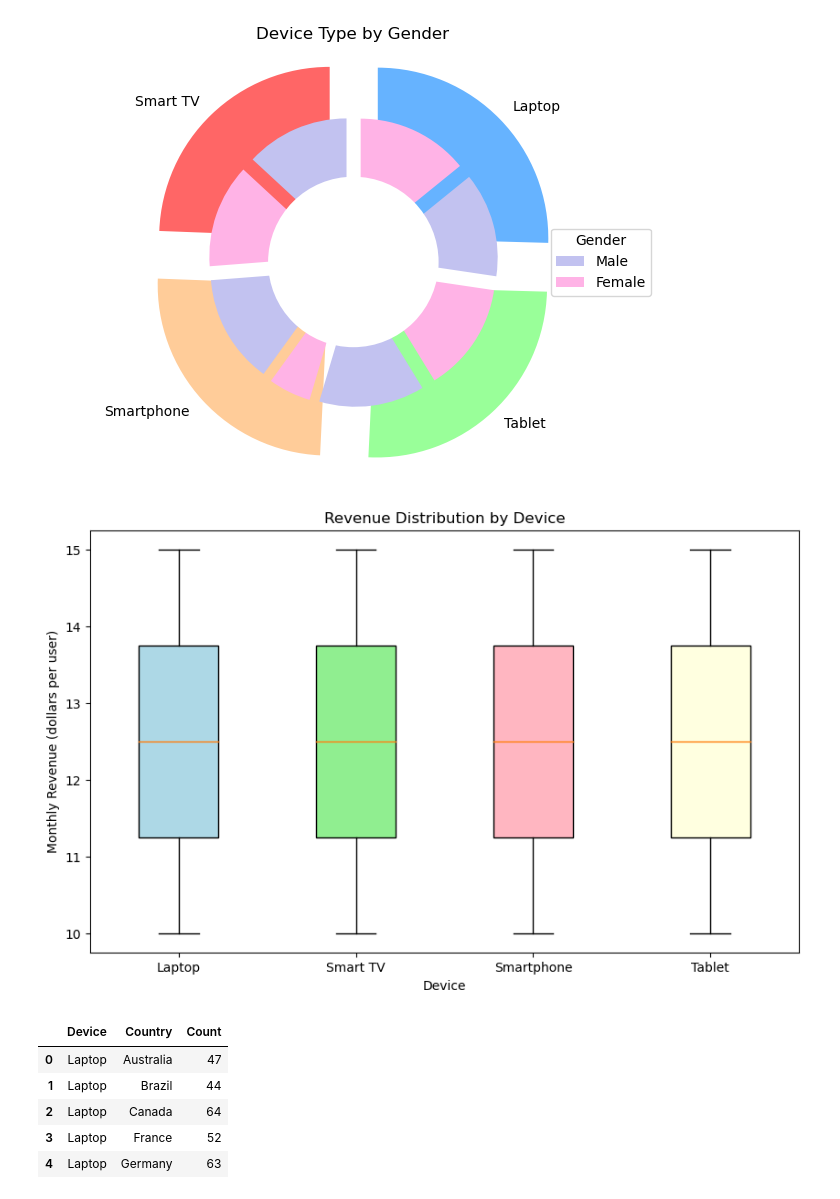
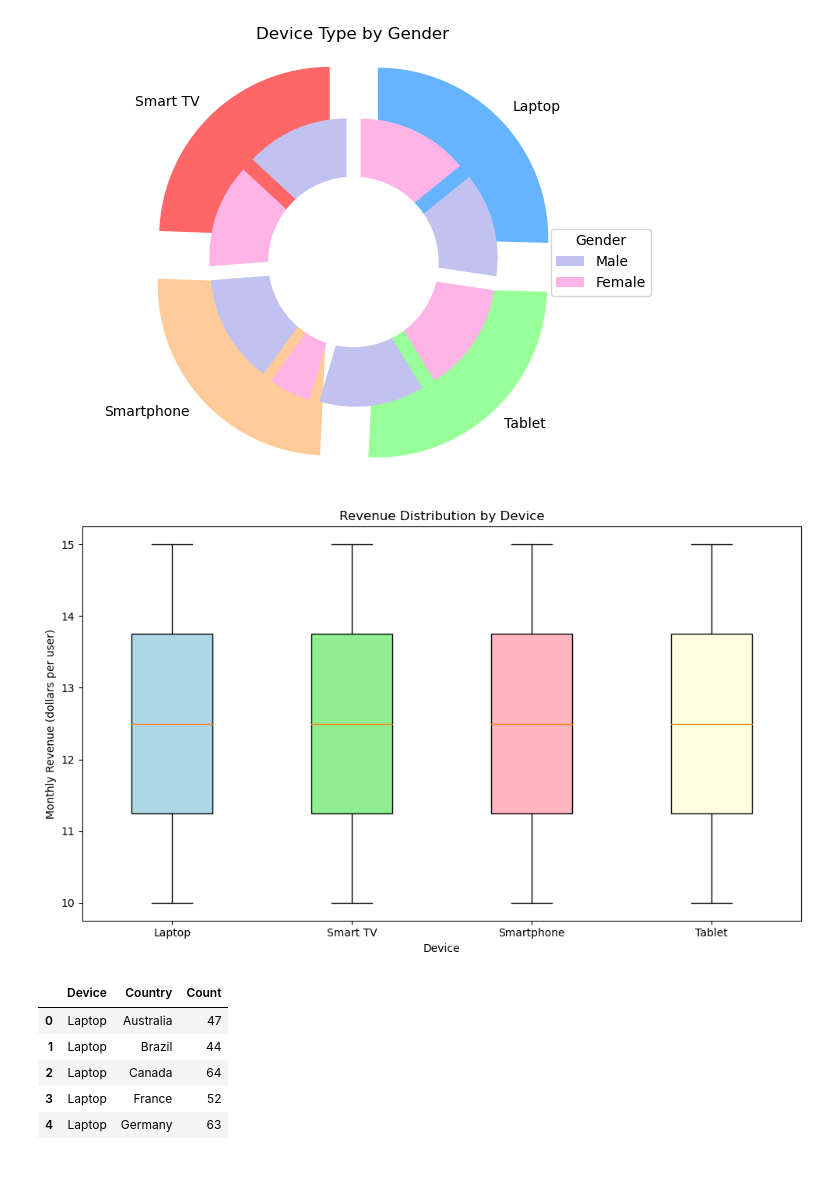
Before and after one commit to zonaj2/Netflix-User-EDA, a Jupyter notebook: main.ipynb, the cells around one changed output. Saved outputs shown, nothing was run; the diff lists cells and outputs as text; code cells hidden in the pictures; blank space fills up the shorter version.

```diff
--- a/main.ipynb
+++ b/main.ipynb
@@ -111,31 +111,31 @@ device_revenue_df = netflix_df.groupby(['Device', 'Monthly Revenue']).size().res
 # %%
 # Box plot Revenue by Device
 
 # Create a dictionary to store the data for each 'Device' category
 data_dict = {}
 devices = device_revenue_df['Device'].unique()
 
 for device in devices:
     data_dict[device] = device_revenue_df[device_revenue_df['Device'] == device]['Monthly Revenue'].values
 
 plt.figure(figsize=(10, 6))
 boxplot = plt.boxplot(data_dict.values(), labels=devices, patch_artist=True)
 
 # Customizing the box plot colors
 colors = ['lightblue', 'lightgreen', 'lightpink', 'lightyellow']
 for box, color in zip(boxplot['boxes'], colors):
     box.set_facecolor(color)
 
 # Set the title and labels
 plt.title('Revenue Distribution by Device')
 plt.xlabel('Device')
 plt.ylabel('Monthly Revenue (dollars per user)')
-
+plt.tight_layout()
 plt.savefig("./output/box_revenue_device.png")
 # Show the plot
 plt.show()
 # %% [output]
-[figure, old version]
+[figure, new version]
 # %%
 device_country_df = netflix_df.groupby(['Device', 'Country']).size().reset_index(name='Count')
 device_country_df.head()
```
Also changed, not shown: parts of 11 cells of this notebook.
